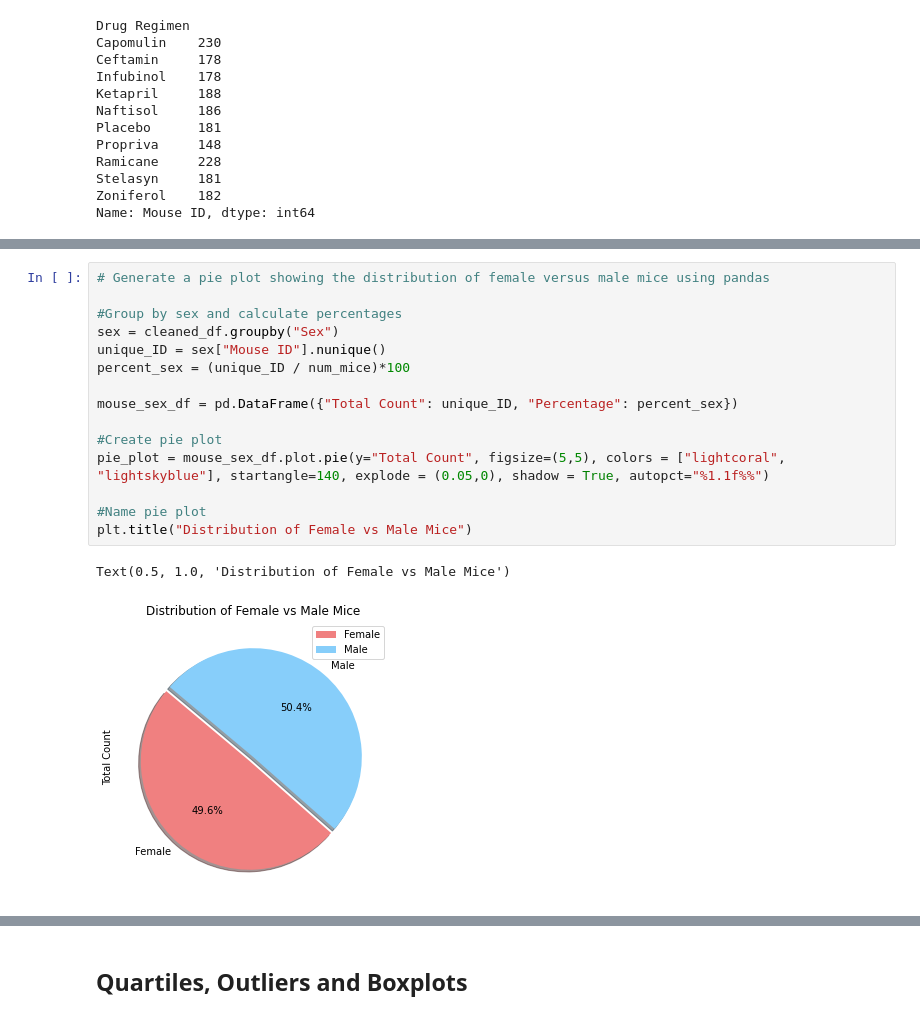
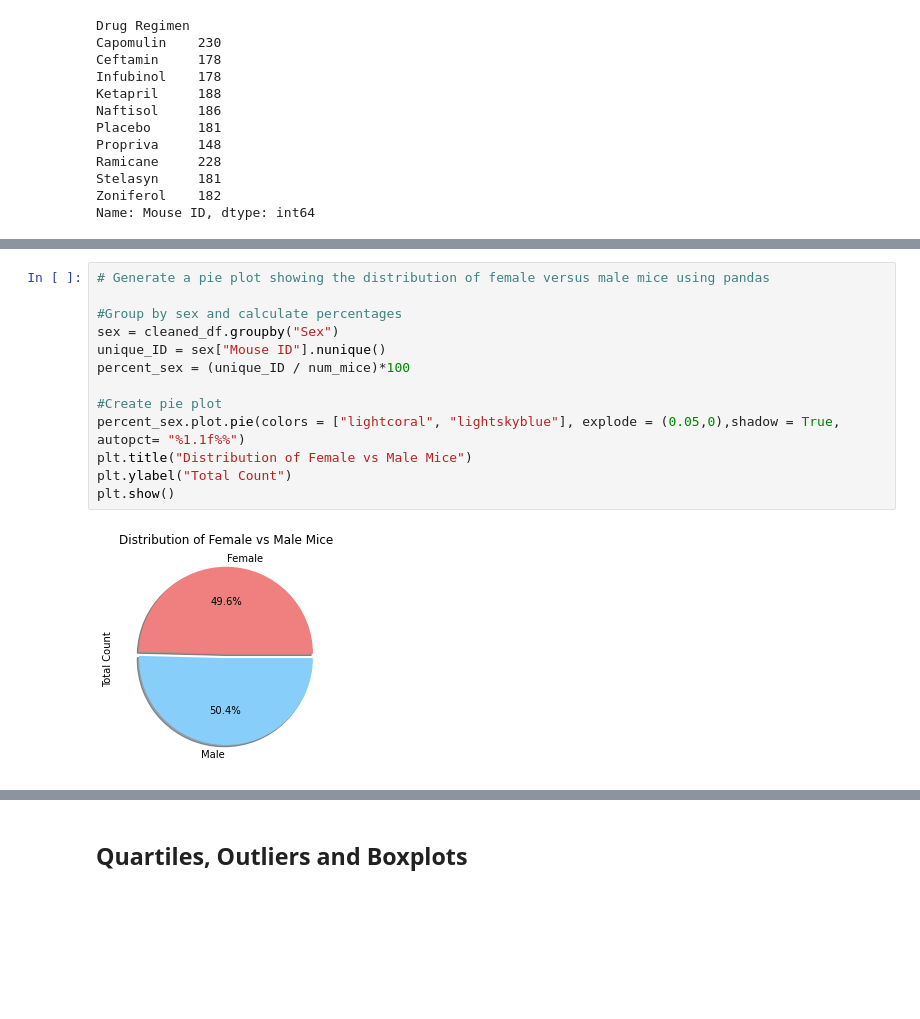
Before and after one commit to elysesulkey/matplotlib-challenge, a Jupyter notebook: Pymaceuticals.ipynb, the cells around one changed output, grey strips where cells are left out. Cells and saved outputs as stored; diff of their text form; blank space fills up the shorter version.

```diff
--- a/Pymaceuticals.ipynb
+++ b/Pymaceuticals.ipynb
@@ -173,21 +166,18 @@ plt.tight_layout()
 # %%
 # Generate a pie plot showing the distribution of female versus male mice using pandas
 
 #Group by sex and calculate percentages
 sex = cleaned_df.groupby("Sex")
 unique_ID = sex["Mouse ID"].nunique()
 percent_sex = (unique_ID / num_mice)*100
 
-mouse_sex_df = pd.DataFrame({"Total Count": unique_ID, "Percentage": percent_sex})
-
 #Create pie plot
-pie_plot = mouse_sex_df.plot.pie(y="Total Count", figsize=(5,5), colors = ["lightcoral", "lightskyblue"], startangle=140, explode = (0.05,0), shadow = True, autopct="%1.1f%%")
-
-#Name pie plot
+percent_sex.plot.pie(colors = ["lightcoral", "lightskyblue"], explode = (0.05,0),shadow = True, autopct= "%1.1f%%")
 plt.title("Distribution of Female vs Male Mice")
+plt.ylabel("Total Count")
+plt.show()
 # %% [output]
-Text(0.5, 1.0, 'Distribution of Female vs Male Mice')
-[figure, old version]
+[figure, new version]
 # %%
 # Generate a pie plot showing the distribution of female versus male mice using pyplot
 
```
Also changed, not shown: parts of 4 cells of this notebook.
